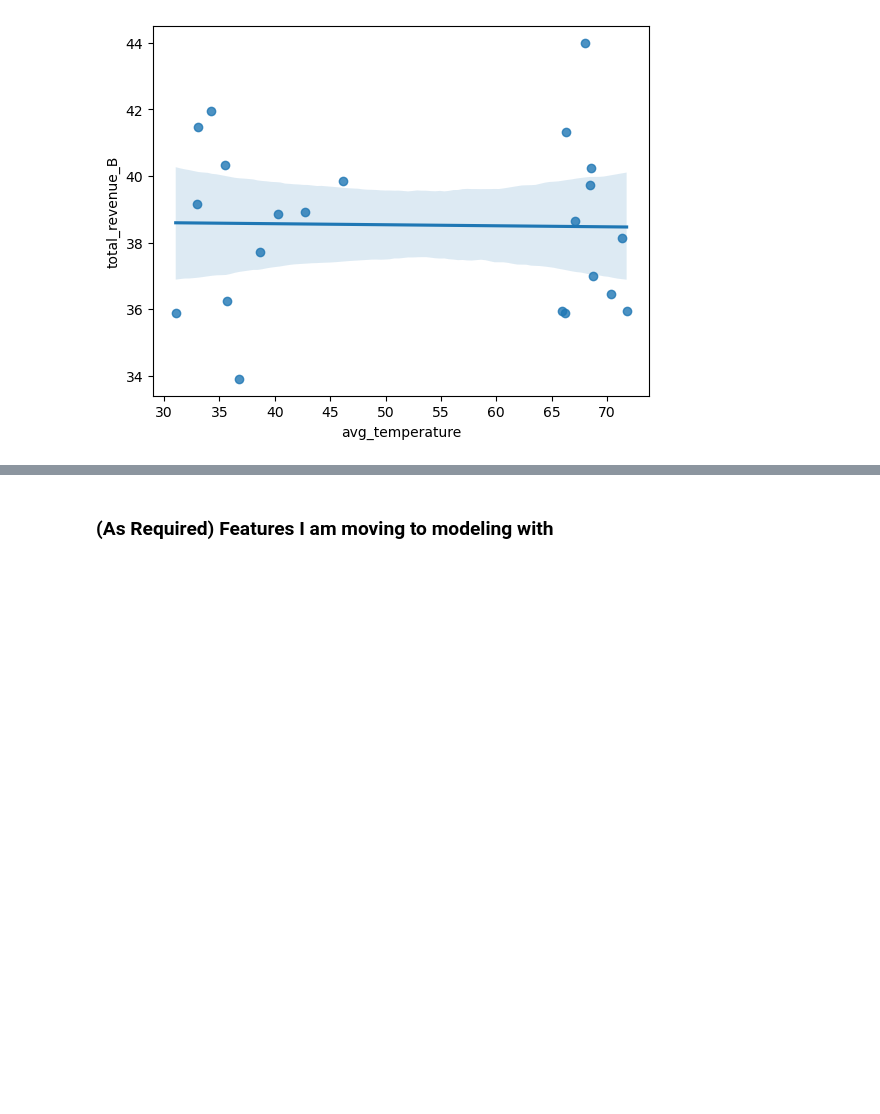
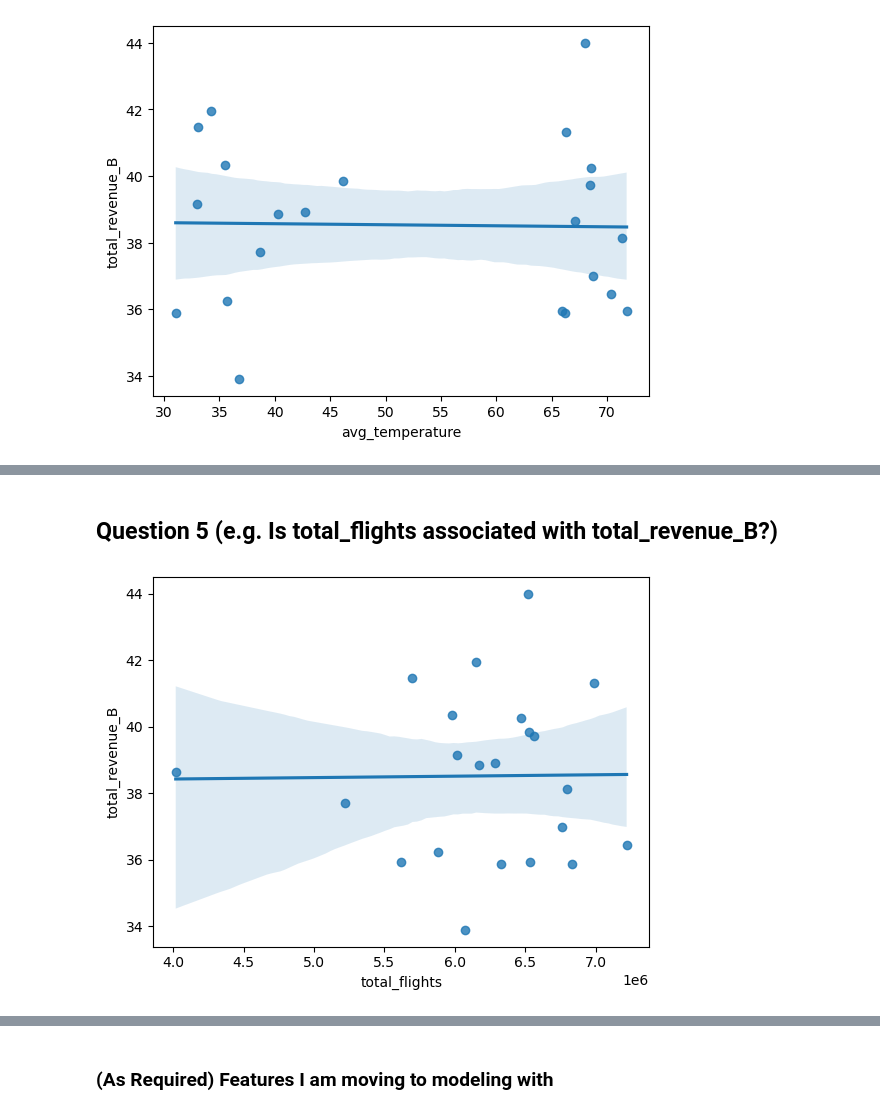
Before and after one commit to Project-Apollo-Forecast/Project-Apollo, a Jupyter notebook: corey_explore.ipynb, the cells around one changed output, grey strips where cells are left out. Cells and saved outputs as stored; diff of their text form; code cells hidden in the pictures; blank space fills up the shorter version.

```diff
--- a/corey_explore.ipynb
+++ b/corey_explore.ipynb
@@ -255,0 +253,8 @@ stat, p
+# %% [markdown]
+## Question 5 (e.g. Is total_flights associated with total_revenue_B?)
+# %%
+# Visualize: get a regplot of total_flights vs total_revenue_B on train
+sns.regplot(data=train, x='total_flights', y='total_revenue_B')
+plt.show()
+# %% [output]
+[figure, added]
```
Also changed, not shown: parts of 61 cells of this notebook, 5 other files.
